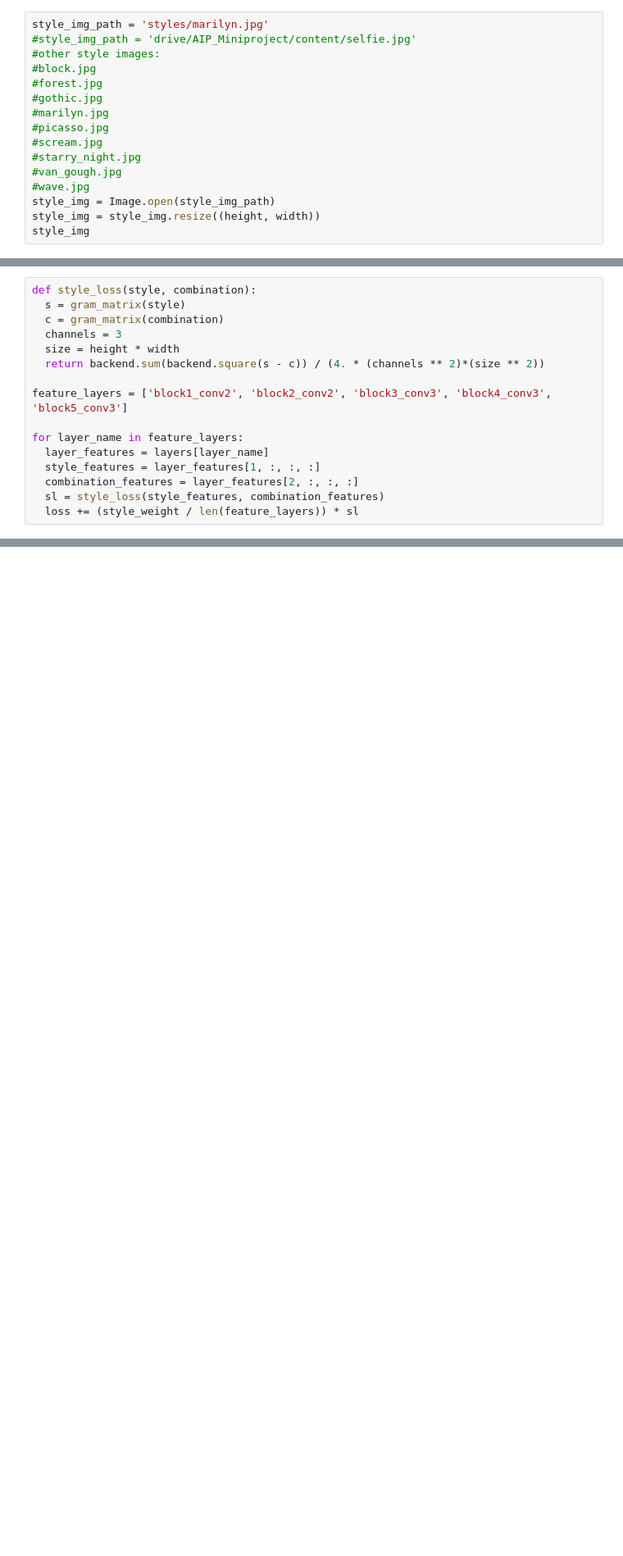
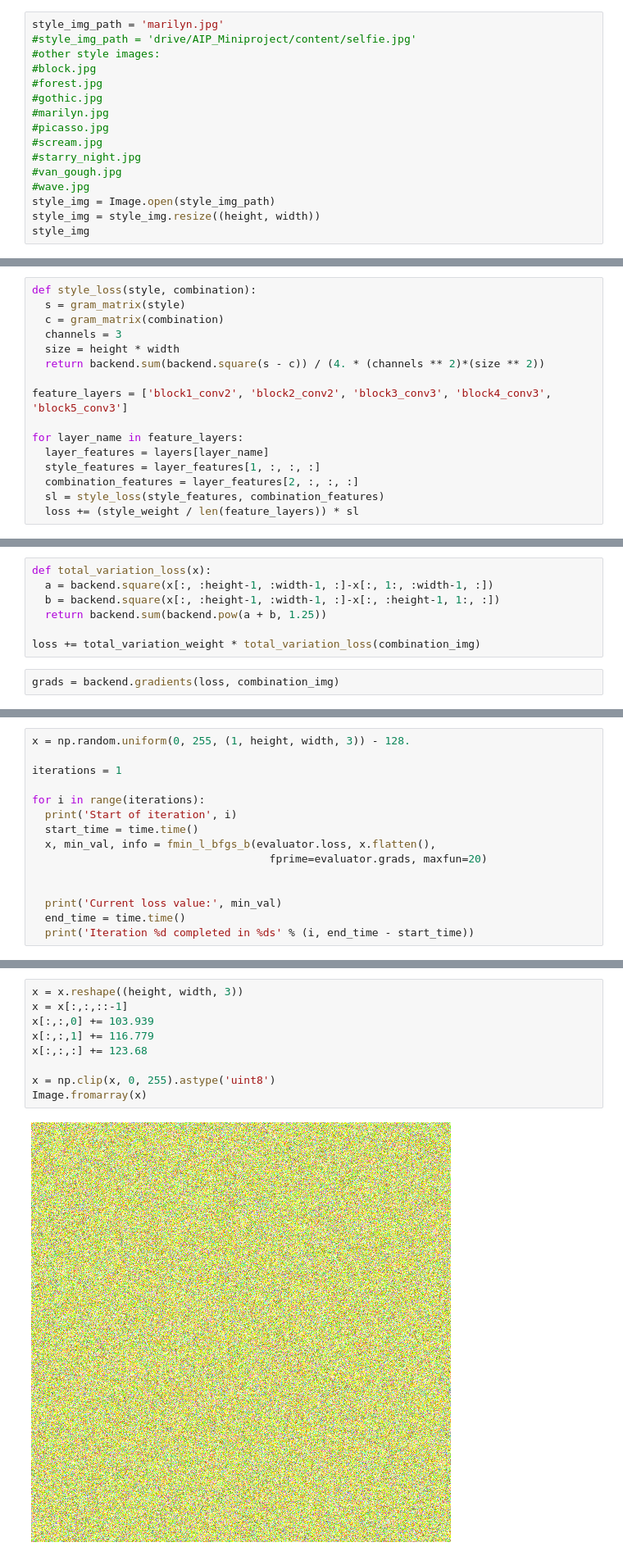
Before and after one commit to EoinRaff/AIP_Miniproject, a Jupyter notebook: main.ipynb, the cells around one changed output, grey strips where cells are left out. Shown at 82% size. Cells and saved outputs as stored; diff of their text form; blank space fills up the shorter version.

```diff
--- a/main.ipynb
+++ b/main.ipynb
@@ -66,7 +64,7 @@ content_img
 # %% [output]
 [figure]
 # %%
-style_img_path = 'styles/marilyn.jpg'
+style_img_path = 'marilyn.jpg'
 #style_img_path = 'drive/AIP_Miniproject/content/selfie.jpg'
 #other style images:
 #block.jpg
@@ -194,0 +199,9 @@ for layer_name in feature_layers:
+# %%
+def total_variation_loss(x):
+  a = backend.square(x[:, :height-1, :width-1, :]-x[:, 1:, :width-1, :])
+  b = backend.square(x[:, :height-1, :width-1, :]-x[:, :height-1, 1:, :])
+  return backend.sum(backend.pow(a + b, 1.25))
+
+loss += total_variation_weight * total_variation_loss(combination_img)
+# %%
+grads = backend.gradients(loss, combination_img)
@@ -194,0 +241,15 @@ for layer_name in feature_layers:
+# %%
+x = np.random.uniform(0, 255, (1, height, width, 3)) - 128.
+
+iterations = 1
+
+for i in range(iterations):
+  print('Start of iteration', i)
+  start_time = time.time()
+  x, min_val, info = fmin_l_bfgs_b(evaluator.loss, x.flatten(),
+                                     fprime=evaluator.grads, maxfun=20)
+
+
+  print('Current loss value:', min_val)
+  end_time = time.time()
+  print('Iteration %d completed in %ds' % (i, end_time - start_time))
@@ -194,0 +259,11 @@ for layer_name in feature_layers:
+# %%
+x = x.reshape((height, width, 3))
+x = x[:,:,::-1]
+x[:,:,0] += 103.939
+x[:,:,1] += 116.779
+x[:,:,:] += 123.68
+
+x = np.clip(x, 0, 255).astype('uint8')
+Image.fromarray(x)
+# %% [output]
+[figure, added]
```
Also changed, not shown: parts of 10 cells of this notebook, 6 other files.
